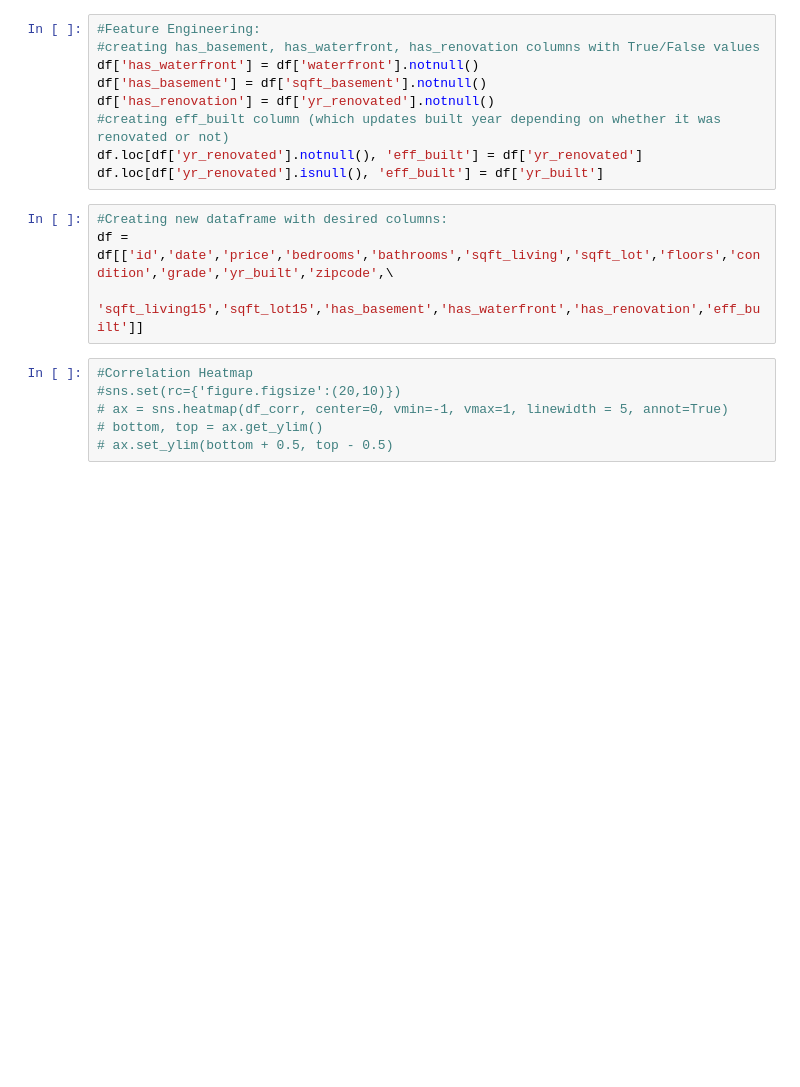
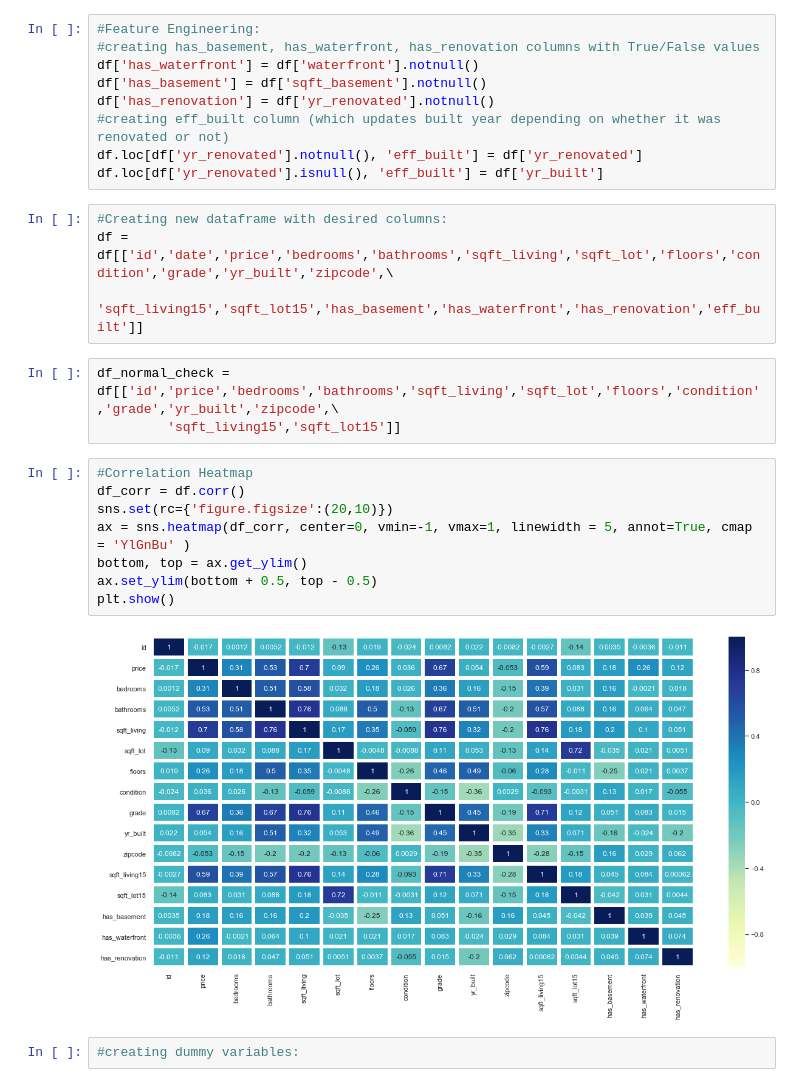
Before and after one commit to Al-Cap/A-House-with-a-View, a Jupyter notebook: Notebooks/JM_notebook.ipynb, the cells around one changed output. Drawn from its saved outputs; the diff is of its cells as text; blank space fills up the shorter version.

Commit message:
adding heatmap

```diff
--- a/Notebooks/JM_notebook.ipynb
+++ b/Notebooks/JM_notebook.ipynb
@@ -35,9 +40,18 @@ df.loc[df['yr_renovated'].isnull(), 'eff_built'] = df['yr_built']
 #Creating new dataframe with desired columns:
 df = df[['id','date','price','bedrooms','bathrooms','sqft_living','sqft_lot','floors','condition','grade','yr_built','zipcode',\
          'sqft_living15','sqft_lot15','has_basement','has_waterfront','has_renovation','eff_built']]
+# %%
+df_normal_check = df[['id','price','bedrooms','bathrooms','sqft_living','sqft_lot','floors','condition','grade','yr_built','zipcode',\
+         'sqft_living15','sqft_lot15']]
 # %%
 #Correlation Heatmap
-#sns.set(rc={'figure.figsize':(20,10)})
-# ax = sns.heatmap(df_corr, center=0, vmin=-1, vmax=1, linewidth = 5, annot=True)
-# bottom, top = ax.get_ylim()
-# ax.set_ylim(bottom + 0.5, top - 0.5)
+df_corr = df.corr()
+sns.set(rc={'figure.figsize':(20,10)})
+ax = sns.heatmap(df_corr, center=0, vmin=-1, vmax=1, linewidth = 5, annot=True, cmap = 'YlGnBu' )
+bottom, top = ax.get_ylim()
+ax.set_ylim(bottom + 0.5, top - 0.5)
+plt.show()
+# %% [output]
+[figure, added]
+# %%
+#creating dummy variables:
```
Also changed, not shown: parts of 2 cells of this notebook.
